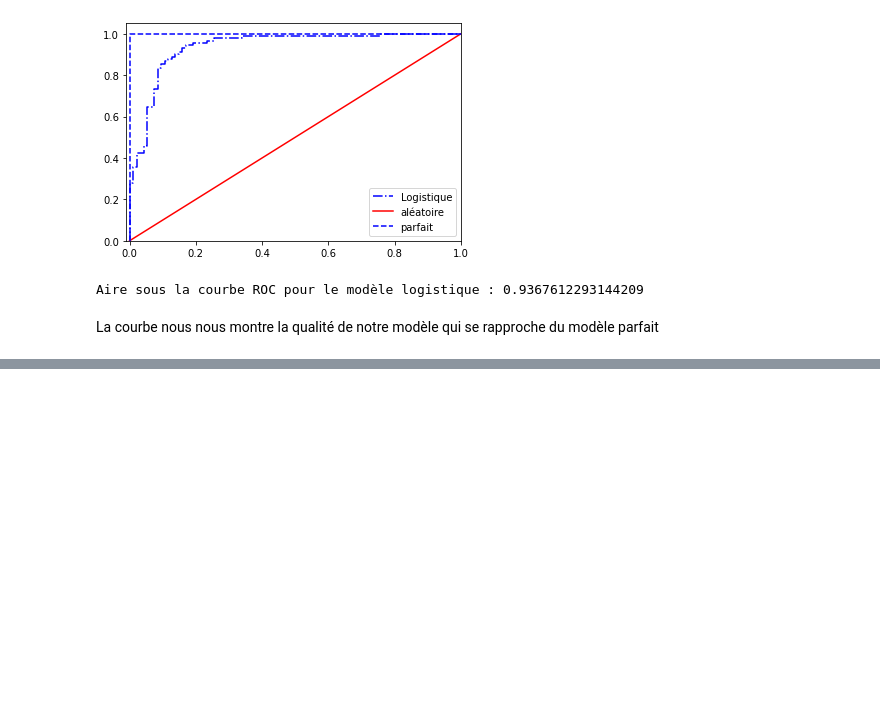
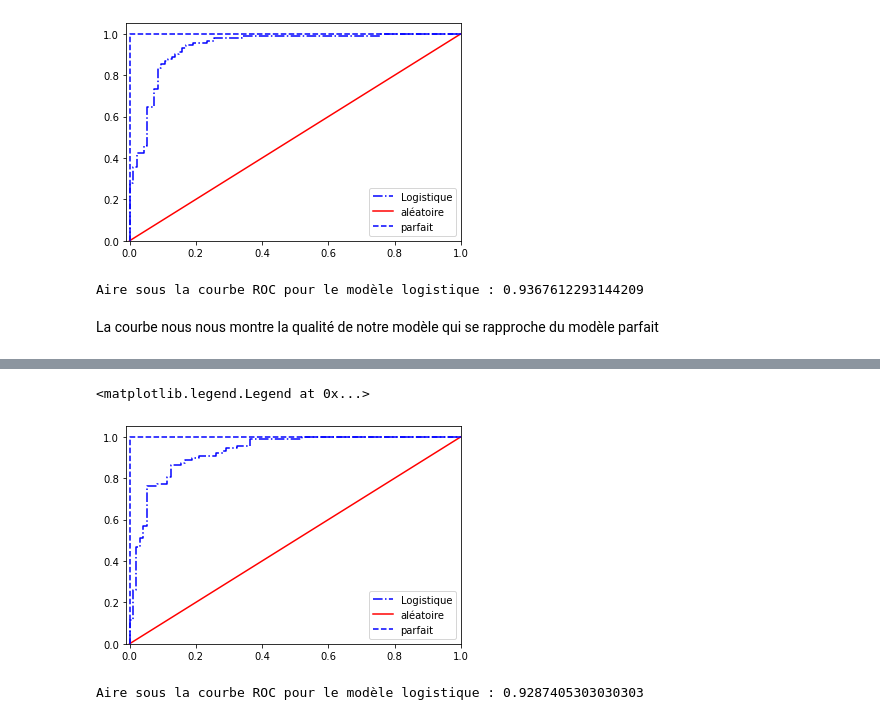
Before and after one commit to kocedric/analyse-de-la-maladie-cardiaque, a Jupyter notebook: pré-processing.ipynb, the cells around one changed output, grey strips where cells are left out. Drawn from its saved outputs; the diff is of its cells as text; code cells hidden in the pictures; blank space fills up the shorter version.

```diff
--- a/pré-processing.ipynb
+++ b/pré-processing.ipynb
@@ -158,7 +160,8 @@ print("Nombre optimal de caractéristiques: %d"
 Nombre optimal de caractéristiques: 7
 # %%
 print("Variables les plus importantes pour la régression logistique")
-x_col.columns[selector.support_]
+feature_inportants = x_col.columns[selector.support_]
+feature_inportants
 # %% [output]
 Variables les plus importantes pour la régression logistique
 Index(['SEXE', 'TDT', 'CHOLESTEROL', 'GAJ', 'ANGINE', 'DEPRESSION', 'PENTE'], dtype='object')
@@ -224,0 +230,7 @@ La courbe nous nous montre la qualité de notre modèle qui se rapproche du mod
+# %%
+x = df[feature_inportants]
+# %%
+x_train, x_test, y_train, y_test = train_test_split(x,y,test_size=0.2)
+# %%
+logistic = LogisticRegression()
+logistic.fit(x_train, y_train)
@@ -224,0 +269,31 @@ La courbe nous nous montre la qualité de notre modèle qui se rapproche du mod
+# %%
+import matplotlib.pyplot as plt
+%matplotlib inline
+from sklearn.metrics import roc_curve
+
+# on extrait les probabilités d'appartenance
+proba_ped = logistic.predict_proba(x_test)[:,1]
+
+# cas du modèle RF
+fpr, tpr, _ = roc_curve(y_test, proba_ped)
+plt.plot(fpr,tpr,"b-.", label="Logistique")
+
+# modèle aléatoire
+plt.plot([0, 1], [0, 1],"r-", label="aléatoire", )
+
+# modèle parfait
+plt.plot([0,0, 1], [0,1, 1], 'b--', label="parfait")
+
+plt.xlim([-0.01, 1.0])
+plt.ylim([0.0, 1.05])
+plt.legend()
+# %% [output]
+<matplotlib.legend.Legend at 0x...>
+[figure, added]
+# %%
+from sklearn.metrics import roc_auc_score
+auc_modele = roc_auc_score(y_test, logistic.predict_proba(x_test)[:,1])
+
+print("Aire sous la courbe ROC pour le modèle logistique :" , auc_modele)
+# %% [output]
+Aire sous la courbe ROC pour le modèle logistique : 0.9287405303030303
```
Also changed, not shown: parts of 7 cells of this notebook.
